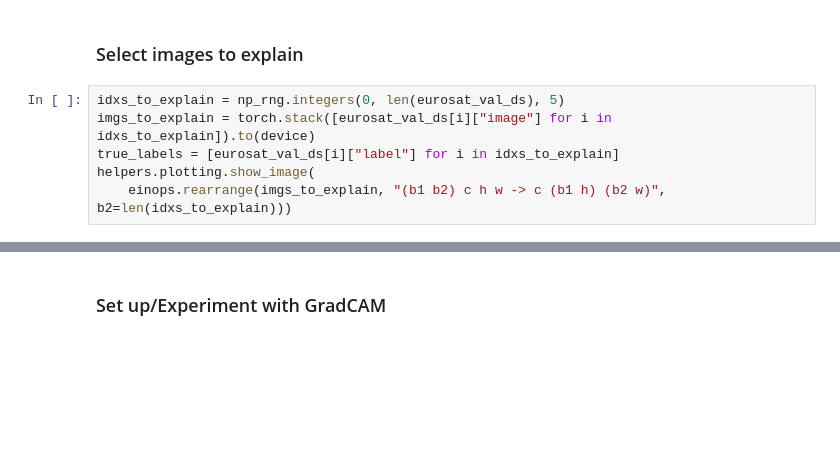
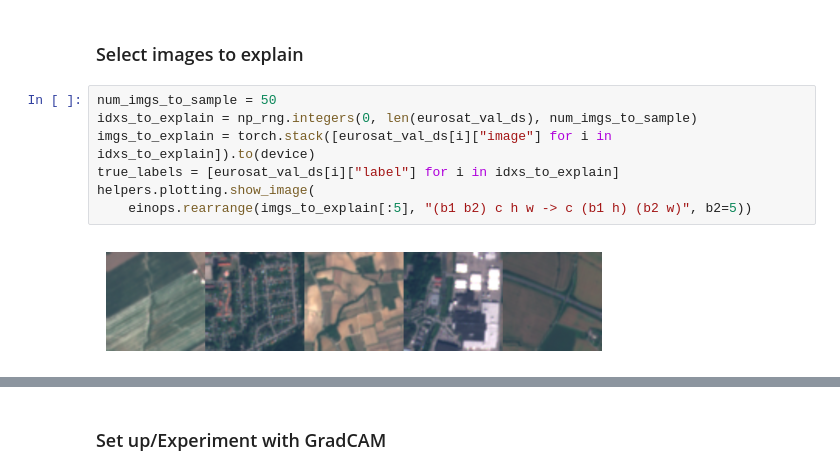
Before and after one commit to tameTNT/evaluating-xai-remote-sensing, a Jupyter notebook: explain_predictions/gradcam.ipynb, the cells around one changed output, grey strips where cells are left out. Cells and saved outputs as stored; diff of their text form; blank space fills up the shorter version.

```diff
--- a/explain_predictions/gradcam.ipynb
+++ b/explain_predictions/gradcam.ipynb
@@ -95,9 +95,12 @@ if check_acc:
 # %% [markdown]
 ### Select images to explain
 # %%
-idxs_to_explain = np_rng.integers(0, len(eurosat_val_ds), 5)
+num_imgs_to_sample = 50
+idxs_to_explain = np_rng.integers(0, len(eurosat_val_ds), num_imgs_to_sample)
 imgs_to_explain = torch.stack([eurosat_val_ds[i]["image"] for i in idxs_to_explain]).to(device)
 true_labels = [eurosat_val_ds[i]["label"] for i in idxs_to_explain]
 helpers.plotting.show_image(
-    einops.rearrange(imgs_to_explain, "(b1 b2) c h w -> c (b1 h) (b2 w)", b2=len(idxs_to_explain)))
+    einops.rearrange(imgs_to_explain[:5], "(b1 b2) c h w -> c (b1 h) (b2 w)", b2=5))
+# %% [output]
+[figure, added]
 # %%
```
Also changed, not shown: parts of 12 cells of this notebook, 1 other file.
